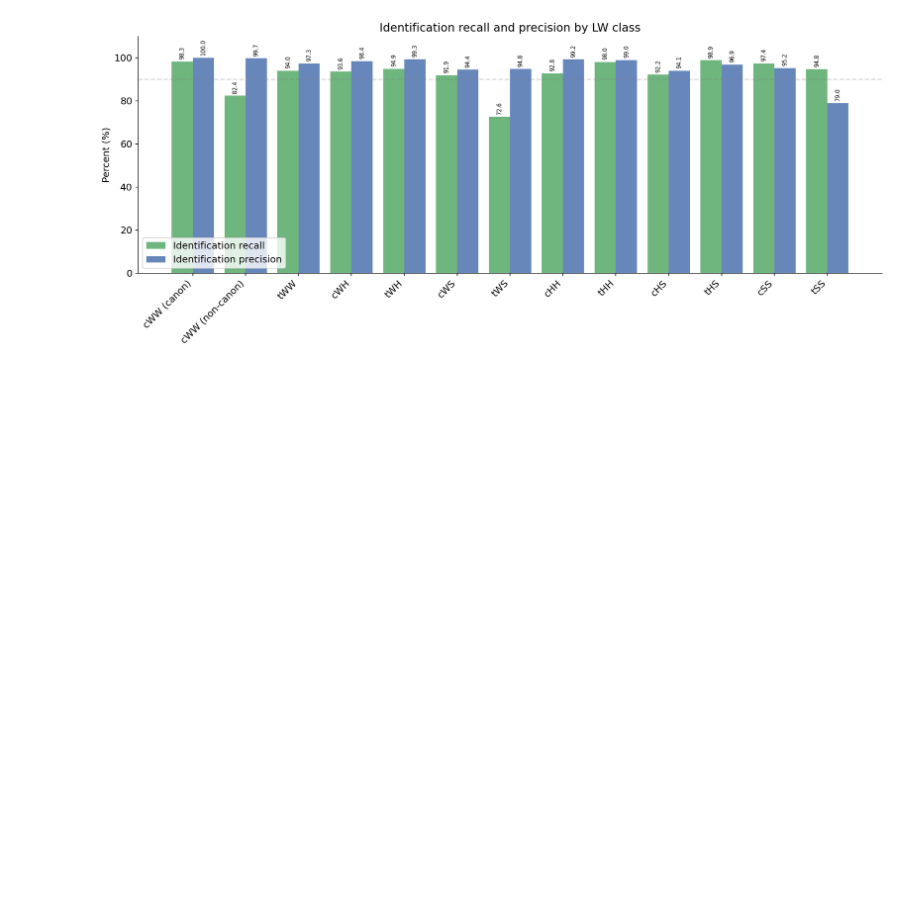
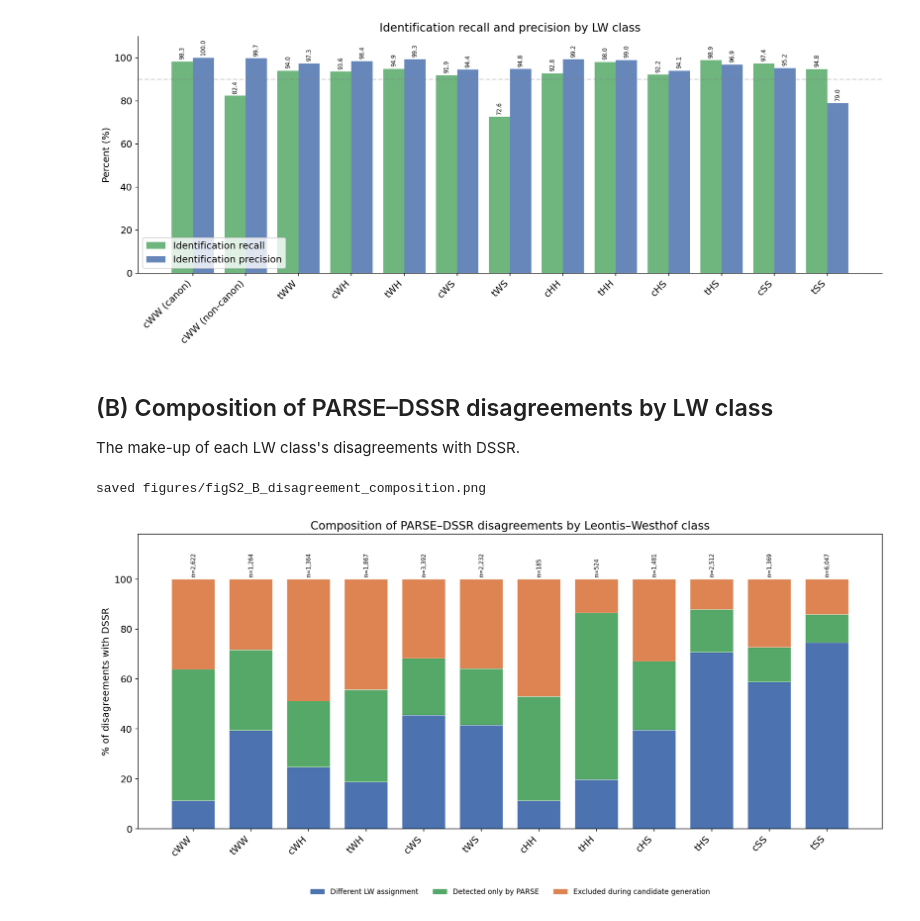
Before and after one commit to KamshinenD/PARSE-RNA-Analysis, a Jupyter notebook: notebooks/supplemental_figures/figS2.ipynb, the cells around one changed output. Cells and saved outputs as stored; diff of their text form; code cells hidden in the pictures; blank space fills up the shorter version.

```diff
--- a/notebooks/supplemental_figures/figS2_A_identification_recall_precision.ipynb
+++ b/notebooks/supplemental_figures/figS2.ipynb
@@ -130,3 +133,71 @@ print('saved', savefig(fig, 'figS2_A_identification_recall_precision.png'))
 # %% [output]
 saved figures/figS2_A_identification_recall_precision.png
 [figure]
+# %% [markdown]
+## (B) Composition of PARSE–DSSR disagreements by LW class
+
+The make-up of each LW class's disagreements with DSSR.
+# %%
+# comparison JSONs (one per LW class), flat in data/comparison/
+NONCWW_ORDER = ["tWW", "cWH", "tWH", "cWS", "tWS", "cHH", "tHH", "cHS", "tHS", "cSS", "tSS"]
+cww_data = json.load(open(data_file("comparison/cWW.json")))
+noncww = {lw: json.load(open(data_file(f"comparison/{lw}.json"))) for lw in NONCWW_ORDER}
+# %%
+diffs_by_class = {"cWW": cww_data["differences"]}
+diffs_by_class.update({c: noncww[c]["differences"] for c in NONCWW_ORDER})
+REASON_CLS = ["cWW"] + NONCWW_ORDER
+
+def _reason_bucket(e):
+    r = e.get("reason") or ""
+    if r.startswith("python_assigns:"):
+        return None                 # misclassified = mirror of a class-disagree; drop
+    if r.startswith("dssr_assigns:"):
+        return "class-disagree"     # our pair; DSSR labels it a different class
+    return r                        # not_candidate / failed_validation / novel / unknown
+
+def _dssr_ambiguous(e):
+    r = e.get("reason") or ""
+    if r.startswith("dssr_assigns:") and "." in r.split(":", 1)[1]:
+        return True
+    return "." in (e.get("dssr_lw_class") or "")
+
+ALL_ORDER = ["class-disagree", "novel", "not_candidate", "failed_validation", "unknown"]
+ALL_COL = {"class-disagree": "#4C72B0", "novel": "#55A868",
+           "not_candidate": "#DD8452", "failed_validation": "#C44E52", "unknown": "#B0B0B0"}
+LABEL = {"class-disagree": "Different LW assignment",
+         "novel": "Detected only by PARSE",
+         "not_candidate": "Excluded during candidate generation",
+         "failed_validation": "Failed validation", "unknown": "Other"}
+EXCLUDE_REASONS = {"not_selected", "low_score", "no_strong_hbond", "stacking", "adjacent"}
+
+allr, n_excl = {}, {}
+for c in REASON_CLS:
+    n_excl[c] = sum(1 for e in diffs_by_class[c] if _dssr_ambiguous(e))
+    kept = [e for e in diffs_by_class[c]
+            if not _dssr_ambiguous(e) and (e.get("reason") or "") not in EXCLUDE_REASONS]
+    allr[c] = Counter(b for e in kept if (b := _reason_bucket(e)) is not None)
+
+xx = np.arange(len(REASON_CLS))
+totals = [sum(allr[c].values()) for c in REASON_CLS]
+ALL_ORDER = [rb for rb in ALL_ORDER if sum(allr[c].get(rb, 0) for c in REASON_CLS) > 0]
+
+fig, ax = plt.subplots(figsize=(14, 7))
+bottom = np.zeros(len(REASON_CLS))
+for rb in ALL_ORDER:
+    vals = np.array([100 * allr[c].get(rb, 0) / max(totals[i], 1) for i, c in enumerate(REASON_CLS)])
+    ax.bar(xx, vals, bottom=bottom, color=ALL_COL[rb], width=0.75,
+           edgecolor="white", lw=0.3, label=LABEL[rb])
+    bottom += vals
+for i, t in enumerate(totals):
+    ax.text(i, 101, f"n={t:,}", ha="center", va="bottom", fontsize=7, rotation=90)
+ax.set_xticks(xx); ax.set_xticklabels(REASON_CLS, rotation=45, ha="right")
+ax.set_ylim(0, 118); ax.set_ylabel("% of disagreements with DSSR")
+ax.set_title("Composition of PARSE–DSSR disagreements by Leontis–Westhof class")
+ax.legend(loc="upper center", bbox_to_anchor=(0.5, -0.18), ncol=len(ALL_ORDER),
+          fontsize=9, frameon=False)
+fig.tight_layout()
+print("saved", savefig(fig, "figS2_B_disagreement_composition.png"))
+plt.show()
+# %% [output]
+saved figures/figS2_B_disagreement_composition.png
+[figure, added]
```
Also changed, not shown: parts of 4 cells of this notebook, 26 other files.
